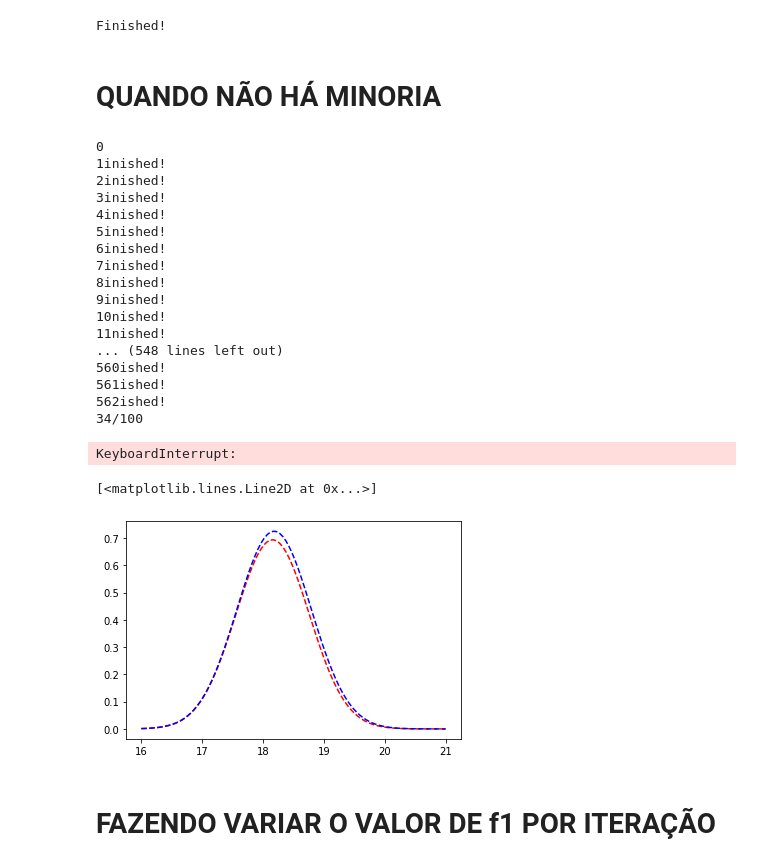
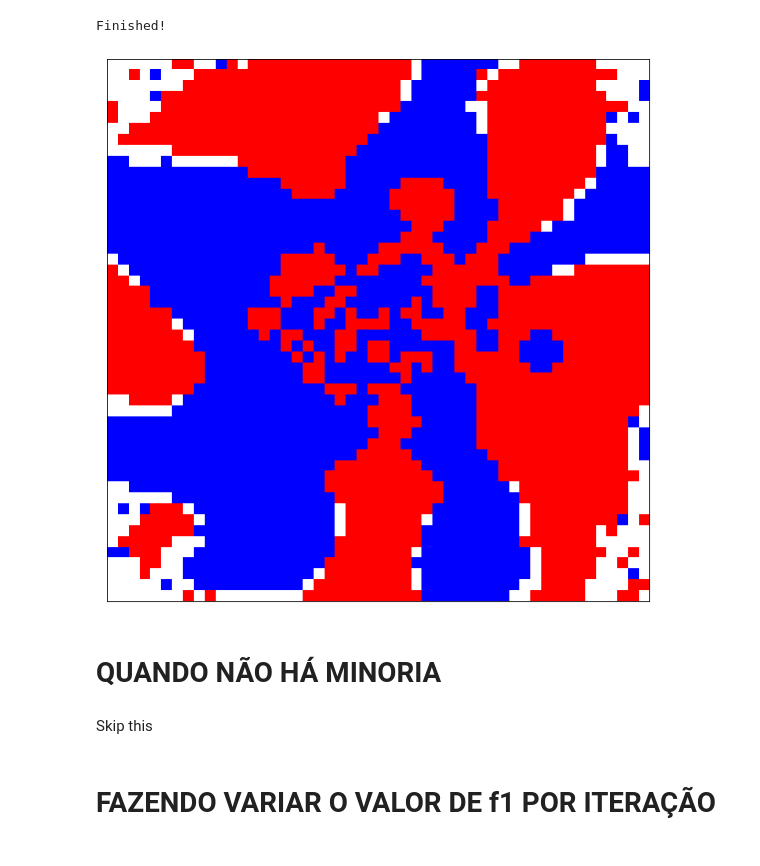
Before and after one commit to AthomsG/Schelling_Model_Central_Tolerance, a Jupyter notebook: Projeto/Schelling Model/Schelling.ipynb, the cells around one changed output. Drawn from its saved outputs; the diff is of its cells as text; code cells hidden in the pictures.

```diff
--- a/Projeto/Schelling Model/Schelling.ipynb
+++ b/Projeto/Schelling Model/Schelling.ipynb
@@ -20,38 +23,13 @@ output = run(N=N, density=density, f1=f1, measure_r_values=True)
 # %% [output]
 Finished!
+# %%
+print_matrix(output['matrix'])
+# %% [output]
+[figure, added]
 # %% [markdown]
 # QUANDO NÃO HÁ MINORIA
-# %%
-#CENTRAL LIMIT THEOREM
-
-avg_r_blu_ = list()
-avg_r_red_ = list()
-
-for i in range(1000):
-    print(str(i))
-    output = run(N=N, density=density, f1=f1, measure_r_values=True)
-
-    avg_r_red.append(average(output['red_rs'][-1]))
-    avg_r_blu.append(average(output['blu_rs'][-1]))
-# %% [output]
-0
-1inished!
-2inished!
-3inished!
-4inished!
-5inished!
-6inished!
-7inished!
-8inished!
-9inished!
-10nished!
-11nished!
-... (548 lines left out)
-560ished!
-561ished!
-562ished!
-34/100
-KeyboardInterrupt:
+# %% [markdown]
+Skip this
 # %%
 def gauss(x, mu, sig):
     return np.exp(-np.power(x - mu, 2.) / (2 * np.power(sig, 2.)))
@@ -62,9 +40,6 @@ def gauss(x, mu, sig):
 #n_r, bins, patch = plt.hist(avg_r_red, 40, color='red' , density=True, alpha=0.4)
 #n_b, bins, patch = plt.hist(avg_r_blu, 40, color='blue', density=True, alpha=0.4)
 
-plt.plot(x, max(n_r)*gauss(x, mu_r, sigma_r), '--', color='red')
-plt.plot(x, max(n_b)*gauss(x, mu_b, sigma_b), '--', color='blue')
+#plt.plot(x, max(n_r)*gauss(x, mu_r, sigma_r), '--', color='red')
+#plt.plot(x, max(n_b)*gauss(x, mu_b, sigma_b), '--', color='blue')
-# %% [output]
-[<matplotlib.lines.Line2D at 0x...>]
-[figure, removed]
 # %%
```
Also changed, not shown: parts of 8 cells of this notebook.
